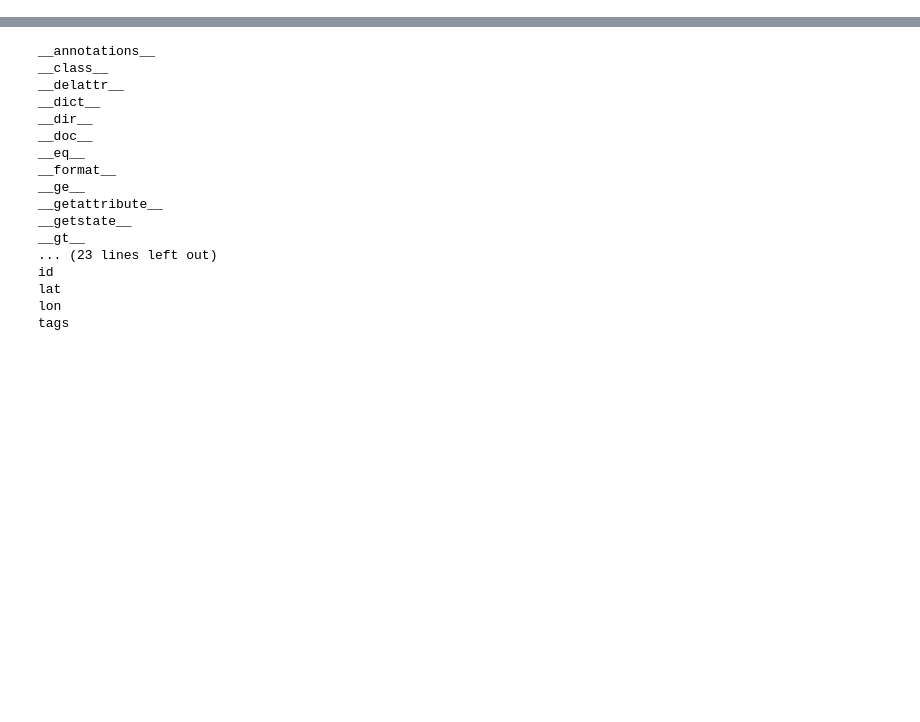
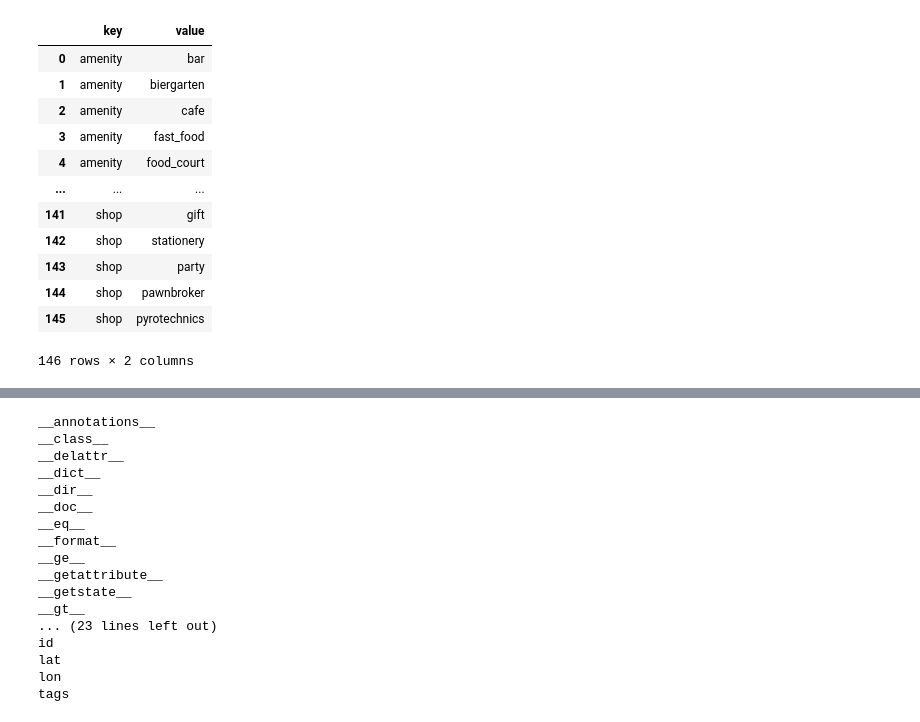
Before and after one commit to eoinmtreacy/pinbox, a Jupyter notebook: ml_pipeline/data_evaluation/osm_places/osm_places.ipynb, the cells around one changed output, grey strips where cells are left out. Cells and saved outputs as stored; diff of their text form; code cells hidden in the pictures; blank space fills up the shorter version.

```diff
--- a/ml_pipeline/data_evaluation/osm_places/osm_places.ipynb
+++ b/ml_pipeline/data_evaluation/osm_places/osm_places.ipynb
@@ -6,3 +6,20 @@ import pandas as pd
 import overpy
 # %%
 api = overpy.Overpass()
+# %%
+features = pd.read_csv("all_map_features.csv")
+features
+# %% [output]
+|  | key | value |
+| 0 | amenity | bar |
+| 1 | amenity | biergarten |
+| 2 | amenity | cafe |
+| 3 | amenity | fast_food |
+| 4 | amenity | food_court |
+| ... | ... | ... |
+| 141 | shop | gift |
+| 142 | shop | stationery |
+| 143 | shop | party |
+| 144 | shop | pawnbroker |
+| 145 | shop | pyrotechnics |
+146 rows × 2 columns
```
Also changed, not shown: parts of 1 cell of this notebook, 10 other files.
